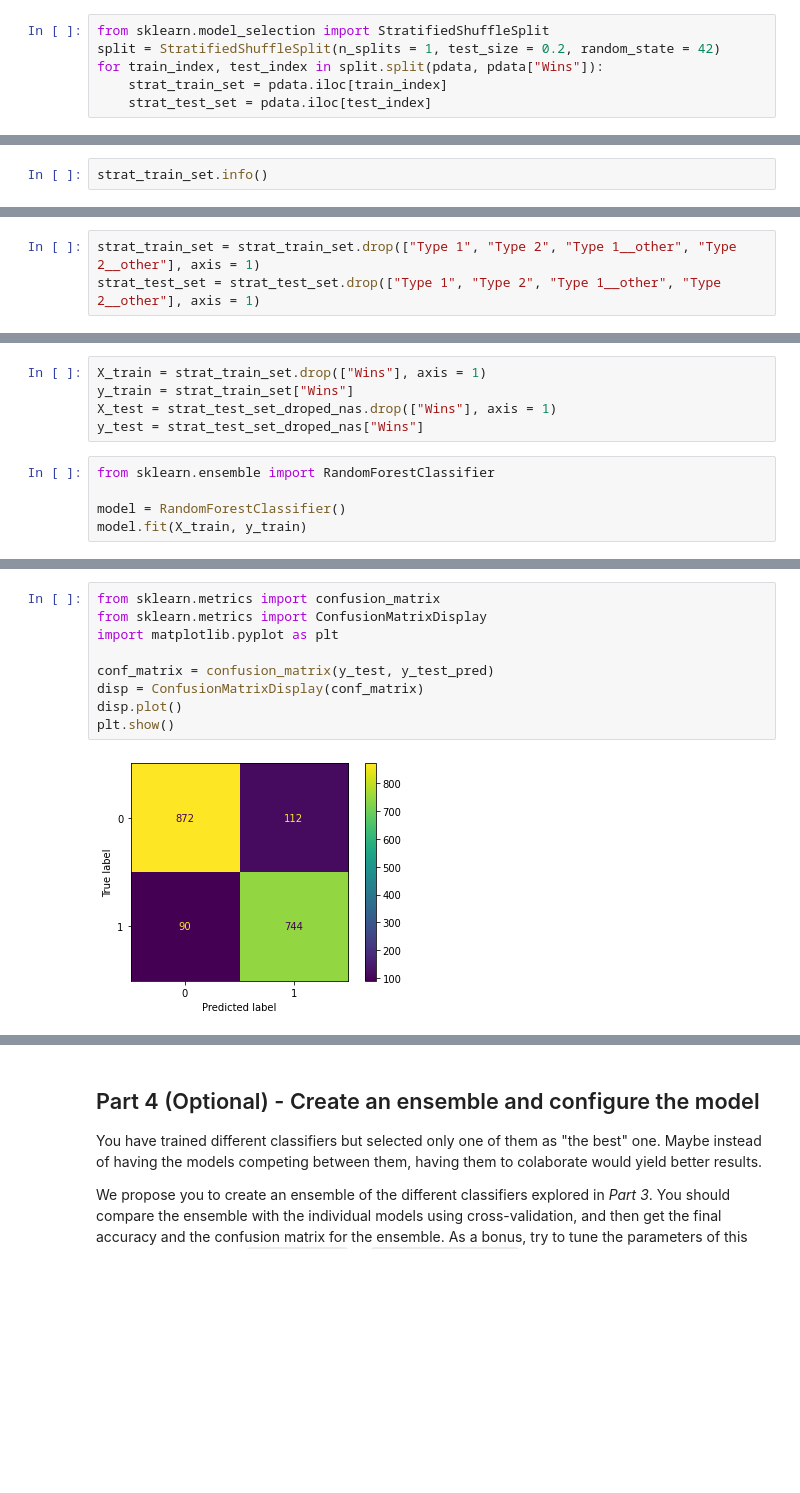
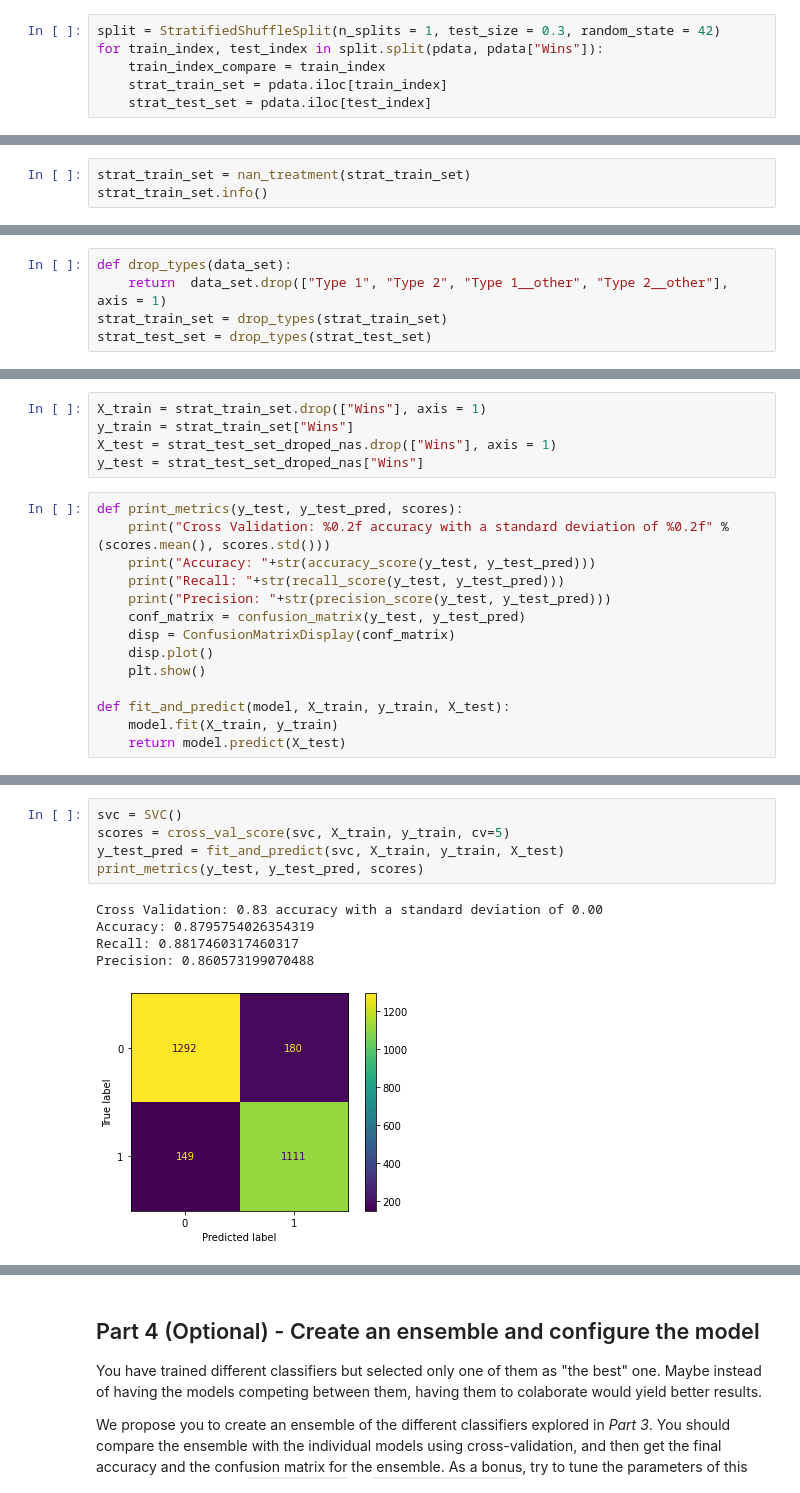
Before and after one commit to quimpm/pokemon-combat-prediction, a Jupyter notebook: pokemon_basic-ml.ipynb, the cells around one changed output, grey strips where cells are left out. Saved outputs shown, nothing was run; the diff lists cells and outputs as text; blank space fills up the shorter version.

```diff
--- a/pokemon_basic-ml.ipynb
+++ b/pokemon_basic-ml.ipynb
@@ -434,8 +470,8 @@ pdata
 # %% [markdown]
 Split the dataset
 # %%
-from sklearn.model_selection import StratifiedShuffleSplit
-split = StratifiedShuffleSplit(n_splits = 1, test_size = 0.2, random_state = 42)
+split = StratifiedShuffleSplit(n_splits = 1, test_size = 0.3, random_state = 42)
 for train_index, test_index in split.split(pdata, pdata["Wins"]):
+    train_index_compare = train_index
     strat_train_set = pdata.iloc[train_index]
     strat_test_set = pdata.iloc[test_index]
@@ -492,3 +532,4 @@ See the caveats in the documentation: https://pandas.pydata.org/pandas-docs/stab
 # %%
+strat_train_set = nan_treatment(strat_train_set)
 strat_train_set.info()
 # %% [output]
@@ -514,6 +560,8 @@ We delete the types, becouse, as I explained previously, this first models are g
 # %%
-strat_train_set = strat_train_set.drop(["Type 1", "Type 2", "Type 1__other", "Type 2__other"], axis = 1)
-strat_test_set = strat_test_set.drop(["Type 1", "Type 2", "Type 1__other", "Type 2__other"], axis = 1)
+def drop_types(data_set):
+    return  data_set.drop(["Type 1", "Type 2", "Type 1__other", "Type 2__other"], axis = 1)
+strat_train_set = drop_types(strat_train_set)
+strat_test_set = drop_types(strat_test_set)
 # %%
 strat_train_set.info()
 # %% [output]
@@ -612,7 +660,16 @@ y_train = strat_train_set["Wins"]
 X_test = strat_test_set_droped_nas.drop(["Wins"], axis = 1)
 y_test = strat_test_set_droped_nas["Wins"]
 # %%
-from sklearn.ensemble import RandomForestClassifier
+def print_metrics(y_test, y_test_pred, scores):
+    print("Cross Validation: %0.2f accuracy with a standard deviation of %0.2f" % (scores.mean(), scores.std()))
+    print("Accuracy: "+str(accuracy_score(y_test, y_test_pred)))
+    print("Recall: "+str(recall_score(y_test, y_test_pred)))
+    print("Precision: "+str(precision_score(y_test, y_test_pred)))
+    conf_matrix = confusion_matrix(y_test, y_test_pred)
+    disp = ConfusionMatrixDisplay(conf_matrix)
+    disp.plot()
+    plt.show()
 
-model = RandomForestClassifier()
-model.fit(X_train, y_train)
+def fit_and_predict(model, X_train, y_train, X_test):
+    model.fit(X_train, y_train)
+    return model.predict(X_test)
@@ -635,11 +700,11 @@ accuracy_score(y_test, y_test_pred)
 # %%
-from sklearn.metrics import confusion_matrix
-from sklearn.metrics import ConfusionMatrixDisplay
-import matplotlib.pyplot as plt
-
-conf_matrix = confusion_matrix(y_test, y_test_pred)
-disp = ConfusionMatrixDisplay(conf_matrix)
-disp.plot()
-plt.show()
+svc = SVC()
+scores = cross_val_score(svc, X_train, y_train, cv=5)
+y_test_pred = fit_and_predict(svc, X_train, y_train, X_test)
+print_metrics(y_test, y_test_pred, scores)
 # %% [output]
+Cross Validation: 0.83 accuracy with a standard deviation of 0.00
+Accuracy: 0.8795754026354319
+Recall: 0.8817460317460317
+Precision: 0.860573199070488
-[figure, old version]
+[figure, new version]
```
Also changed, not shown: parts of 56 cells of this notebook, 2 other files.
